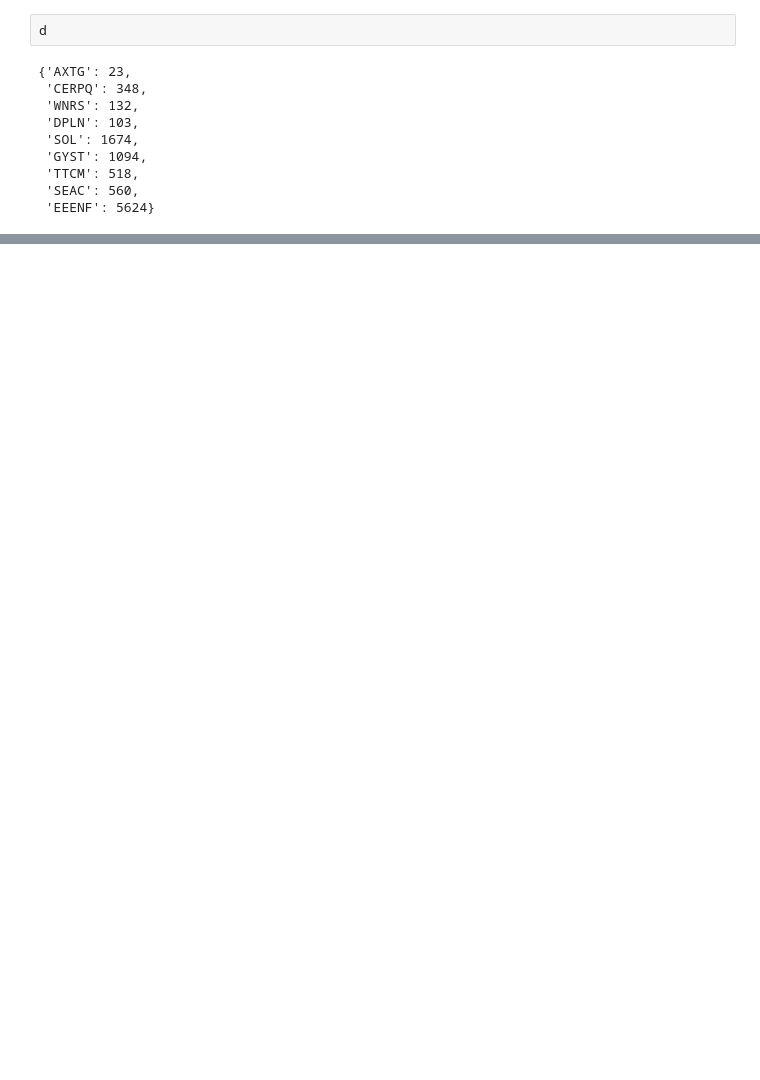
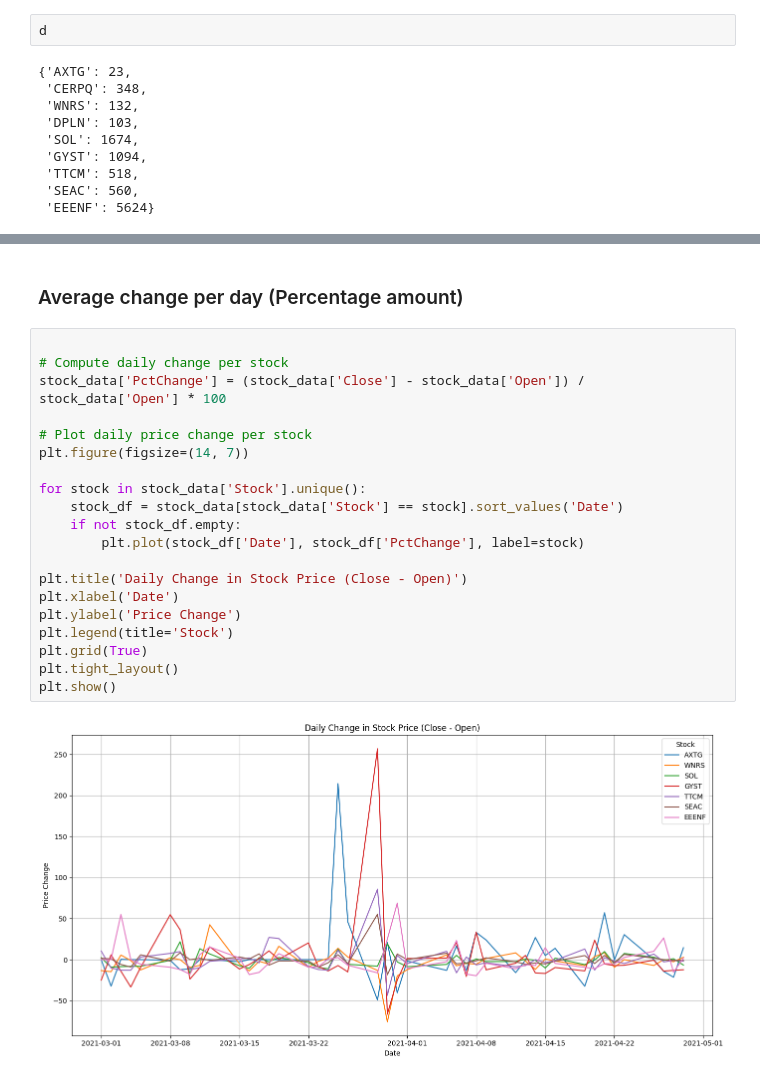
Before and after one commit to DominicCheongChengHung/DSA4263_StockTweets, a Jupyter notebook: eda.ipynb, the cells around one changed output, grey strips where cells are left out. Drawn from its saved outputs; the diff is of its cells as text; blank space fills up the shorter version.

```diff
--- a/eda.ipynb
+++ b/eda.ipynb
@@ -87,0 +168,24 @@ Need to extract stock price movement for these tickers
+# %% [markdown]
+### Average change per day (Percentage amount)
+# %%
+
+# Compute daily change per stock
+stock_data['PctChange'] = (stock_data['Close'] - stock_data['Open']) / stock_data['Open'] * 100
+
+# Plot daily price change per stock
+plt.figure(figsize=(14, 7))
+
+for stock in stock_data['Stock'].unique():
+    stock_df = stock_data[stock_data['Stock'] == stock].sort_values('Date')
+    if not stock_df.empty:
+        plt.plot(stock_df['Date'], stock_df['PctChange'], label=stock)
+
+plt.title('Daily Change in Stock Price (Close - Open)')
+plt.xlabel('Date')
+plt.ylabel('Price Change')
+plt.legend(title='Stock')
+plt.grid(True)
+plt.tight_layout()
+plt.show()
+# %% [output]
+[figure, added]
```
Also changed, not shown: parts of 11 cells of this notebook, 2 other files.
